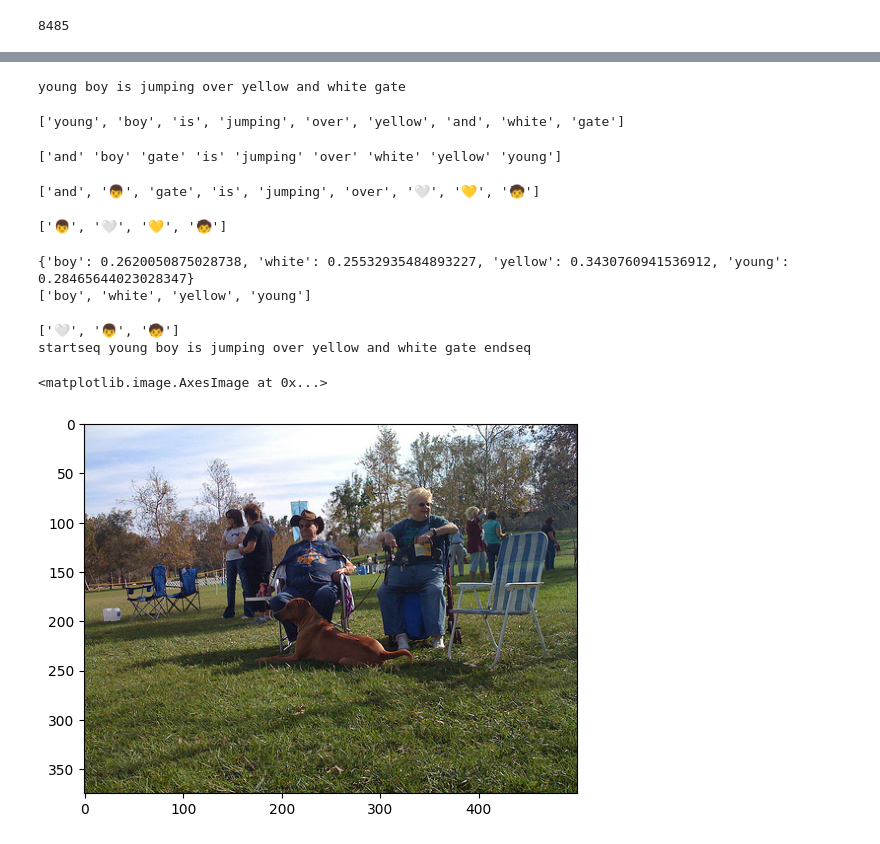
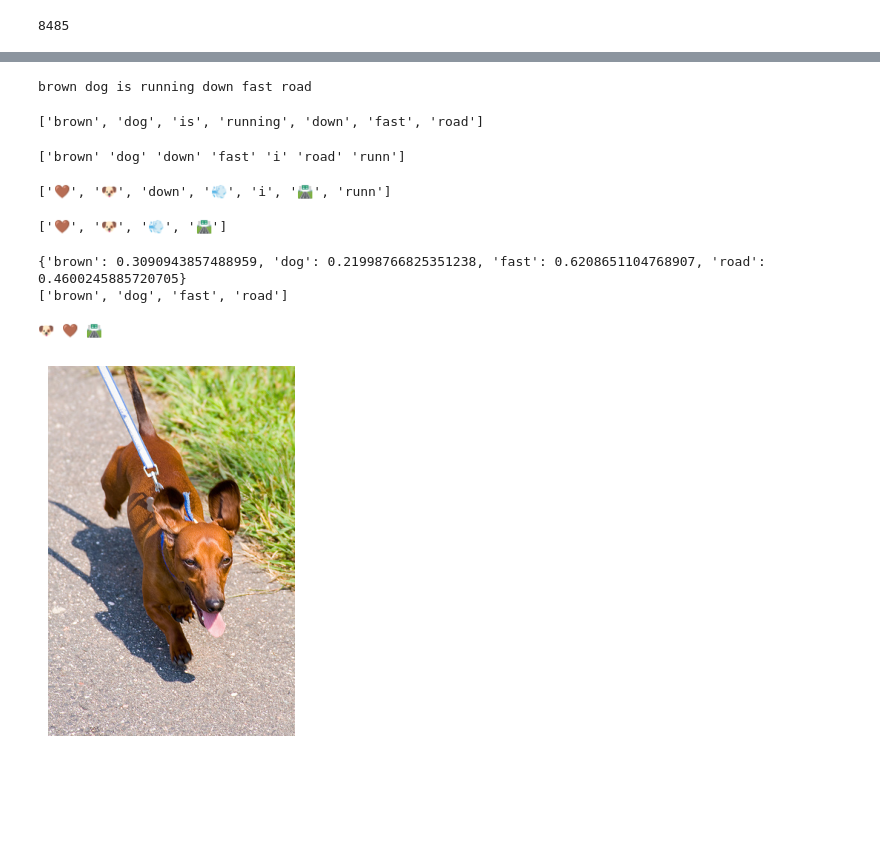
Before and after one commit to AndrewH06/captionify, a Jupyter notebook: main.ipynb, the cells around one changed output, grey strips where cells are left out. Saved outputs shown, nothing was run; the diff lists cells and outputs as text; code cells hidden in the pictures; blank space fills up the shorter version.

```diff
--- a/main.ipynb
+++ b/main.ipynb
@@ -173,15 +63,17 @@ for img_name in os.listdir(directory):
 # pickle.dump(features, open("features.pkl", "wb"))
 # with open("features.pkl", "rb") as f:
 #     features = pickle.load(f)
-with open("features.pkl", "wb") as f:
-    pickle.dump(features, f)
-with open("features.pkl", "rb") as f:
-    features = pickle.load(f)
+# with open("features.pkl", "wb") as f:
+#     pickle.dump(features, f)
+# with open("features.pkl", "rb") as f:
+#     features = pickle.load(f)
 # %%
-with open(os.path.join(base_direct, 'captions.txt')) as f:
-    next(f)
-    captions_doc = f.read()
+# Opens the caption file
+with open(os.path.join(base_direct, "captions.txt")) as file:
+    next(file)
+    captions_doc = file.read()
 
+# Seperate the image id from the caption and adds it to the mapping dictionary
 mapping = {}
 for line in captions_doc.split("\n"):
     tokens = line.split(",")
@@ -193,5 +85,5 @@ for line in captions_doc.split("\n"):
     if image_id not in mapping:
         mapping[image_id] = []
     mapping[image_id].append(caption)
-print(len(mapping))
+print(f"Total Amount of Images: {len(mapping)}")
 # %% [output]
@@ -387,0 +332,4 @@ startseq young boy is jumping over yellow and white gate endseq
+# %%
+# Tests captions
+testing = test[128]
+caption_tested = generate_caption(testing + ".jpg")
@@ -388,17 +346,17 @@ startseq young boy is jumping over yellow and white gate endseq
 # %%
+# Add all caption words to all_cap_and_test and makes the caption lowercase
 caption_words = ' '.join(caption_tested.split()[1:-1])
 all_cap_and_test = all_cap.copy()
 all_cap_and_test.append(caption_words)
-
 all_cap_lower = [x.lower() for x in all_cap_and_test]
-
 print(all_cap_lower[-1])
 # %% [output]
-young boy is jumping over yellow and white gate
+brown dog is running down fast road
 # %%
+# Creates a list with the words in the caption
 arr = []
 arr = all_cap_lower[-1].split(" ")
 print(arr)
 # %% [output]
-['young', 'boy', 'is', 'jumping', 'over', 'yellow', 'and', 'white', 'gate']
+['brown', 'dog', 'is', 'running', 'down', 'fast', 'road']
 # %%
@@ -407,11 +363,7 @@ from sklearn.feature_extraction.text import TfidfVectorizer
 tfid_vec = TfidfVectorizer()
 X = tfid_vec.fit_transform(all_cap_lower)
 # %%
-from emoji_translate.emoji_translate import Translator
-import emoji
-import advertools as adv
-import regex as re
-
+# Removes unneeded endings for words and makes exceptions for certain words
 emojii = Translator(exact_match_only = False, randomize = True)
 cap_vocab = tfid_vec.get_feature_names_out()[np.nonzero(X.toarray()[-1])]
 for i, word in enumerate(cap_vocab):
@@ -424,7 +376,6 @@ for i, word in enumerate(cap_vocab):
         cap_vocab[i] = word[:-1]
     elif word.endswith("ing"):
         cap_vocab[i] = word[:-3]
-        cap_vocab[i] += "e"
     elif word.endswith("ed"):
         if word == "red":
             break
@@ -434,26 +385,26 @@ for i, word in enumerate(cap_vocab):
             break
         cap_vocab[i] = word[:-1]
 
-
 print(cap_vocab)
 # %% [output]
-['and' 'boy' 'gate' 'is' 'jumping' 'over' 'white' 'yellow' 'young']
+['brown' 'dog' 'down' 'fast' 'i' 'road' 'runn']
 # %%
+# Modifies colors to be identified as certain heart emojis and emojifies words that corresponds with emojis
 colors = ["red", "orange", "yellow", "green", "blue", "purple", "white", "black", "brown"]
-
 caption_emoji = []
 for word in cap_vocab:
     if word in colors:
         if word == "red":
-            word =emoji.emojize(":heart:")
+            word = emoji.emojize(":heart:")
         else:
             word = emoji.emojize(":" + word +"_heart:")
     caption_emoji.append(emojii.emojify(word))
 
 print(caption_emoji)
 # %% [output]
-['and', '👦', 'gate', 'is', 'jumping', 'over', '🤍', '💛', '🧒']
+['🤎', '🐶', 'down', '💨', 'i', '🛣', 'runn']
 # %%
+# Removes non emojified words and removes emoji unicode
 copy_caption_emoji = caption_emoji.copy()
 
 for i, word in enumerate(caption_emoji):
@@ -464,11 +415,11 @@ for i, word in enumerate(caption_emoji):
 while "" in copy_caption_emoji:
     copy_caption_emoji.remove("")
 
-# results = "".join([grapheme for grapheme in graphemes if emoji.is_emoji(grapheme)])
 print(copy_caption_emoji)
 # %% [output]
-['👦', '🤍', '💛', '🧒']
+['🤎', '🐶', '💨', '🛣']
 # %%
+# creates a dictionary containing the emojified words and their calculated weights
 dic = {}
 cap_weights = X.toarray()[-1][np.nonzero(X.toarray()[-1])]
 for i, word in enumerate(cap_vocab):
@@ -479,6 +430,6 @@ for i, word in enumerate(cap_vocab):
 print(dic)
 print(list(dic.keys()))
 # %% [output]
-{'boy': 0.2620050875028738, 'white': 0.25532935484893227, 'yellow': 0.3430760941536912, 'young': 0.28465644023028347}
-['boy', 'white', 'yellow', 'young']
+{'brown': 0.3090943857488959, 'dog': 0.21998766825351238, 'fast': 0.6208651104768907, 'road': 0.4600245885720705}
+['brown', 'dog', 'fast', 'road']
 # %%
@@ -498,21 +450,22 @@ def pick_closest_values(arr):
         closest_indexes.append(dict[closest_values[x]])
     return closest_indexes
 # %%
+# Get indices of the choosen words and returns the emojis
 top_indexes = pick_closest_values(dic)
 
 top_words = []
 for x in top_indexes:
     copy_caption_emoji[x] = copy_caption_emoji[x].split("\u200d")[0]
     top_words.append(copy_caption_emoji[x])
-image_id = test1.split('.')[0]
-img_path = os.path.join(base_direct, "Images", str(test1) + ".jpg")
+image_id = testing.split('.')[0]
+img_path = os.path.join(base_direct, "Images", str(testing) + ".jpg")
 image = Image.open(img_path)
+string = " ".join(map(str, top_words))
 
-print(top_words)
-print(caption_tested)
+print(string)
 plt.imshow(image)
+plt.axis("off")
+plt.show()
 # %% [output]
-['🤍', '👦', '🧒']
-startseq young boy is jumping over yellow and white gate endseq
+🐶 🤎 🛣
-<matplotlib.image.AxesImage at 0x...>
-[figure, old version]
+[figure, new version]
```
Also changed, not shown: parts of 34 cells of this notebook.
